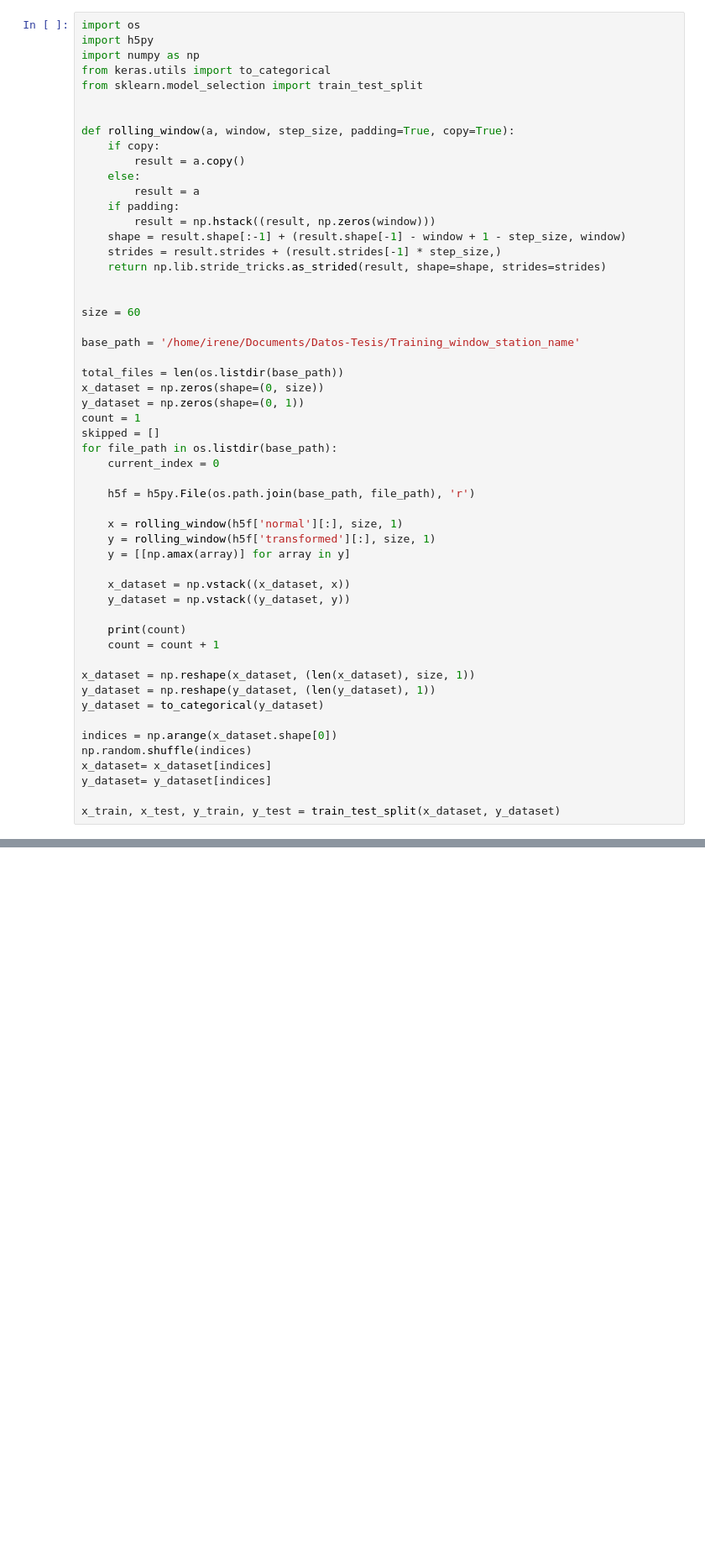
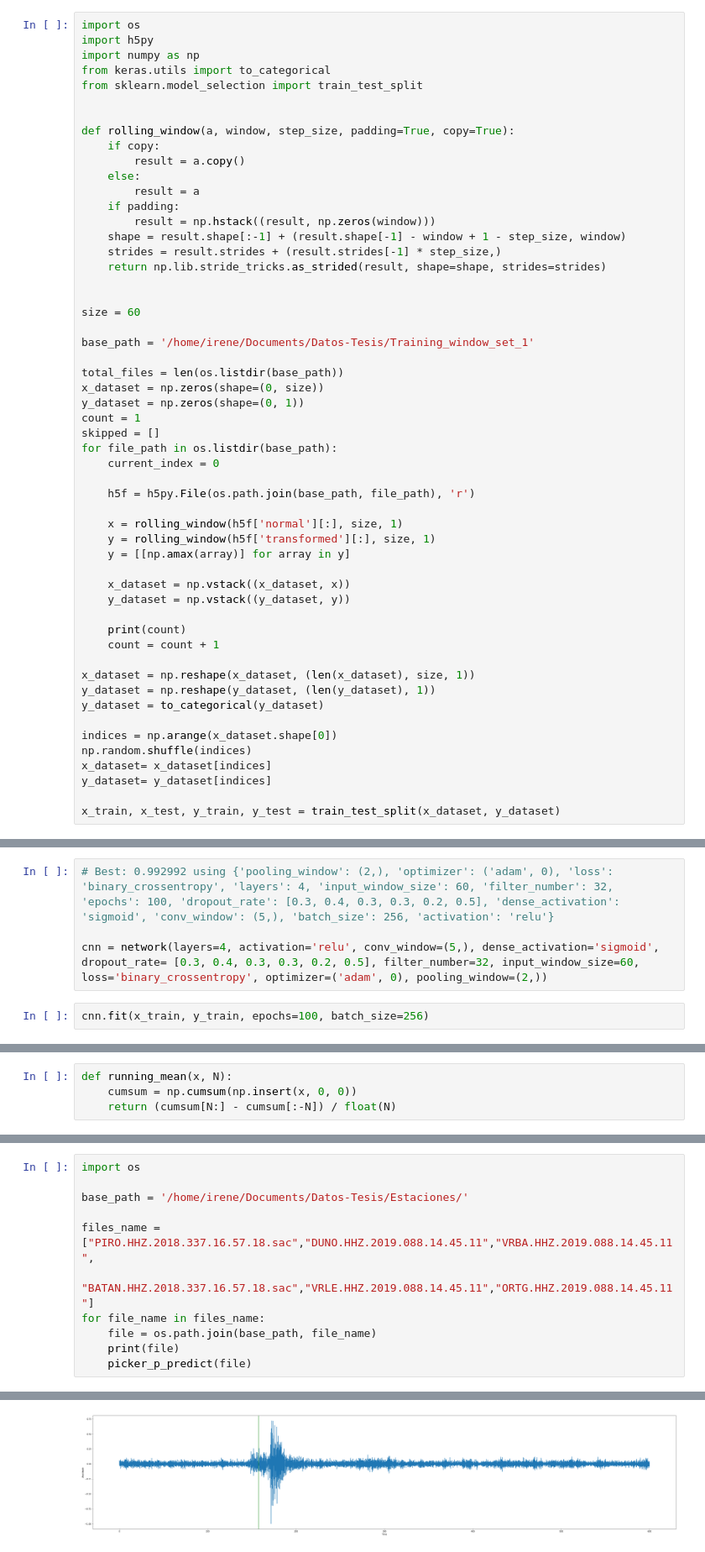
Before and after one commit to IreneGamboa/tesis-cnn, a Jupyter notebook: cnn_random_search.ipynb, the cells around one changed output, grey strips where cells are left out. Shown: that part at 84% size. Drawn from its saved outputs; the diff is of its cells as text; blank space fills up the shorter version.

Commit message:
Accuracy, window output, process data

```diff
--- a/cnn_random_search.ipynb
+++ b/cnn_random_search.ipynb
@@ -53,7 +57,7 @@ def rolling_window(a, window, step_size, padding=True, copy=True):
 
 size = 60
 
-base_path = '/home/irene/Documents/Datos-Tesis/Training_window_station_name'
+base_path = '/home/irene/Documents/Datos-Tesis/Training_window_set_1'
 
 total_files = len(os.listdir(base_path))
 x_dataset = np.zeros(shape=(0, size))
@@ -278,3 +161,9 @@ stds = result.cv_results_['std_test_score']
 params = result.cv_results_['params']
 for mean, stdev, param in zip(means, stds, params):
    print("%f (%f) with: %r" % (mean, stdev, param))
+# %%
+# Best: 0.992992 using {'pooling_window': (2,), 'optimizer': ('adam', 0), 'loss': 'binary_crossentropy', 'layers': 4, 'input_window_size': 60, 'filter_number': 32, 'epochs': 100, 'dropout_rate': [0.3, 0.4, 0.3, 0.3, 0.2, 0.5], 'dense_activation': 'sigmoid', 'conv_window': (5,), 'batch_size': 256, 'activation': 'relu'}
+
+cnn = network(layers=4, activation='relu', conv_window=(5,), dense_activation='sigmoid', dropout_rate= [0.3, 0.4, 0.3, 0.3, 0.2, 0.5], filter_number=32, input_window_size=60, loss='binary_crossentropy', optimizer=('adam', 0), pooling_window=(2,))
+# %%
+cnn.fit(x_train, y_train, epochs=100, batch_size=256)
@@ -280,0 +189,4 @@ for mean, stdev, param in zip(means, stds, params):
+# %%
+def running_mean(x, N):
+    cumsum = np.cumsum(np.insert(x, 0, 0))
+    return (cumsum[N:] - cumsum[:-N]) / float(N)
@@ -280,0 +240,12 @@ for mean, stdev, param in zip(means, stds, params):
+# %%
+import os
+
+base_path = '/home/irene/Documents/Datos-Tesis/Estaciones/'
+
+files_name = ["PIRO.HHZ.2018.337.16.57.18.sac","DUNO.HHZ.2019.088.14.45.11","VRBA.HHZ.2019.088.14.45.11",
+              "BATAN.HHZ.2018.337.16.57.18.sac","VRLE.HHZ.2019.088.14.45.11","ORTG.HHZ.2019.088.14.45.11"]
+for file_name in files_name:
+    file = os.path.join(base_path, file_name)
+    print(file)
+    picker_p_predict(file)
+# %% [output]
@@ -280,0 +270 @@ for mean, stdev, param in zip(means, stds, params):
+[figure, added]
```
Also changed, not shown: parts of 6 cells of this notebook, 11 other files.
